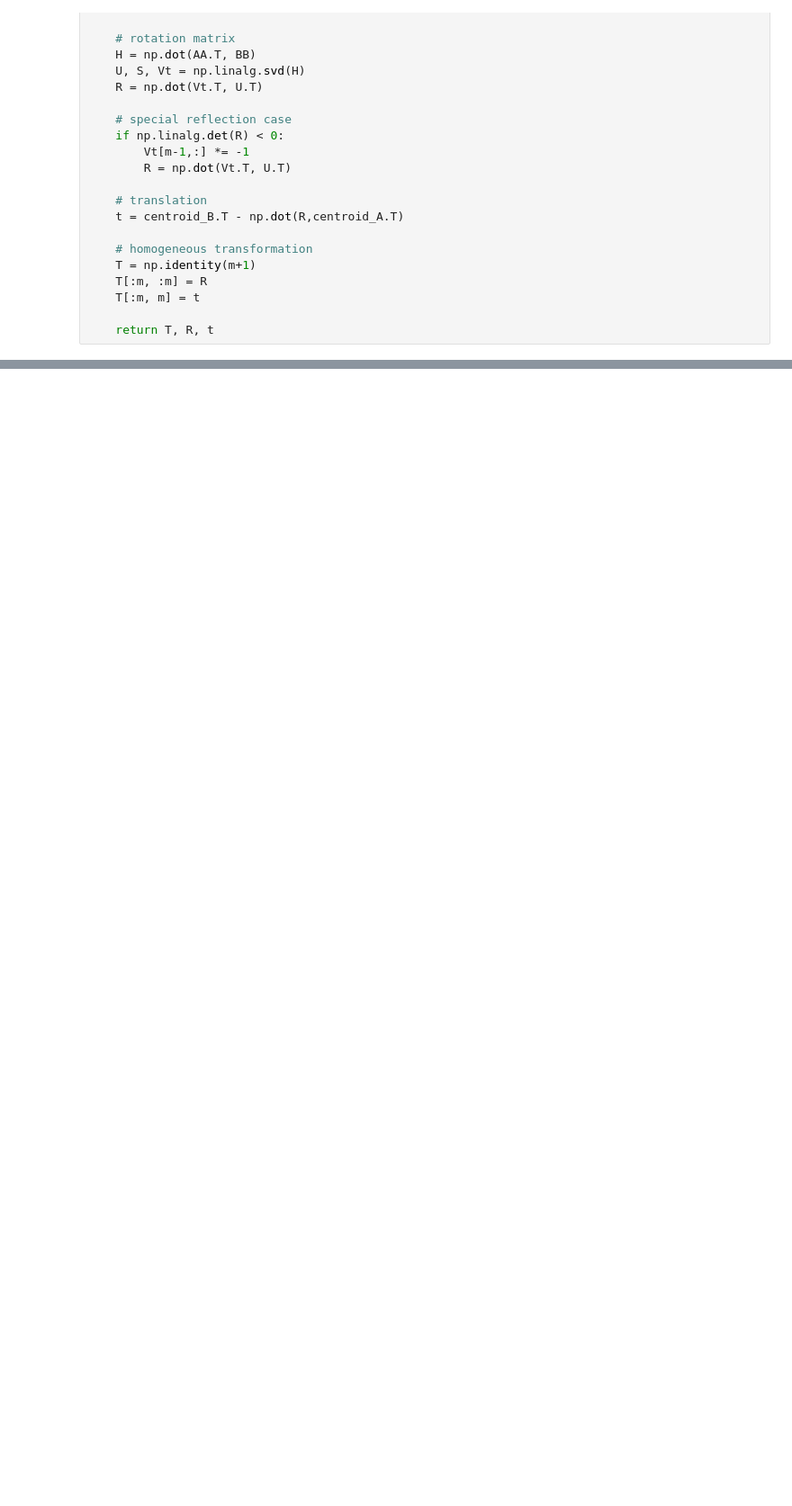
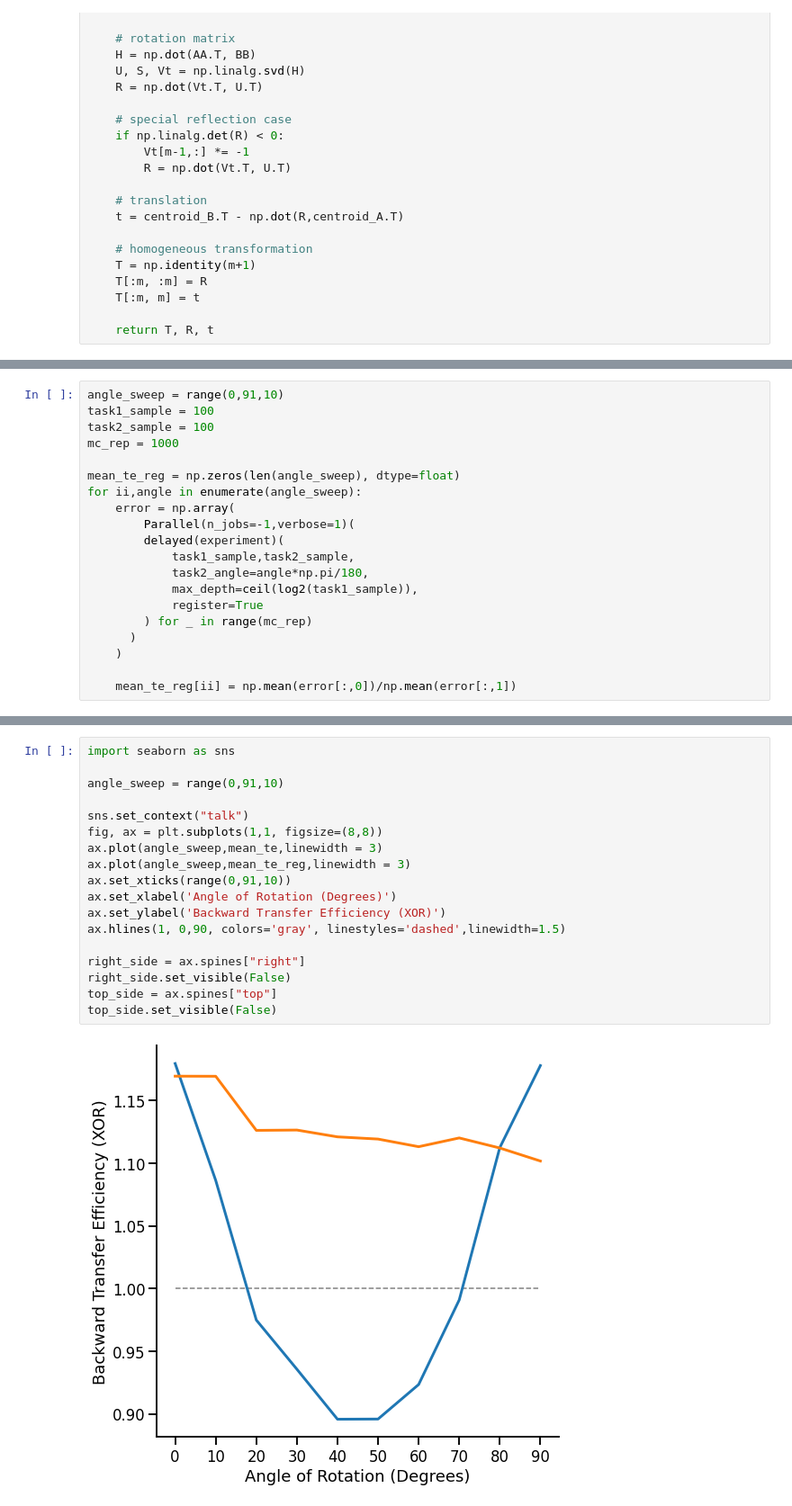
Before and after one commit to ykobaya9/ndd-links, a Jupyter notebook: Point_Set_DA.ipynb, the cells around one changed output, grey strips where cells are left out. Shown at 90% size. Drawn from its saved outputs; the diff is of its cells as text; blank space fills up the shorter version.

```diff
--- a/Point_Set_DA.ipynb
+++ b/Point_Set_DA.ipynb
@@ -375,0 +440,20 @@ Text(0, 0.5, 'Mean Generalization error (20 trials)')
+# %%
+angle_sweep = range(0,91,10)
+task1_sample = 100
+task2_sample = 100
+mc_rep = 1000
+
+mean_te_reg = np.zeros(len(angle_sweep), dtype=float)
+for ii,angle in enumerate(angle_sweep):
+    error = np.array(
+        Parallel(n_jobs=-1,verbose=1)(
+        delayed(experiment)(
+            task1_sample,task2_sample,
+            task2_angle=angle*np.pi/180,
+            max_depth=ceil(log2(task1_sample)),
+            register=True
+        ) for _ in range(mc_rep)
+      )
+    )
+
+    mean_te_reg[ii] = np.mean(error[:,0])/np.mean(error[:,1])
@@ -375,0 +478,20 @@ Text(0, 0.5, 'Mean Generalization error (20 trials)')
+# %%
+import seaborn as sns
+
+angle_sweep = range(0,91,10)
+
+sns.set_context("talk")
+fig, ax = plt.subplots(1,1, figsize=(8,8))
+ax.plot(angle_sweep,mean_te,linewidth = 3)
+ax.plot(angle_sweep,mean_te_reg,linewidth = 3)
+ax.set_xticks(range(0,91,10))
+ax.set_xlabel('Angle of Rotation (Degrees)')
+ax.set_ylabel('Backward Transfer Efficiency (XOR)')
+ax.hlines(1, 0,90, colors='gray', linestyles='dashed',linewidth=1.5)
+
+right_side = ax.spines["right"]
+right_side.set_visible(False)
+top_side = ax.spines["top"]
+top_side.set_visible(False)
+# %% [output]
+[figure, added]
```
Also changed, not shown: parts of 13 cells of this notebook.
